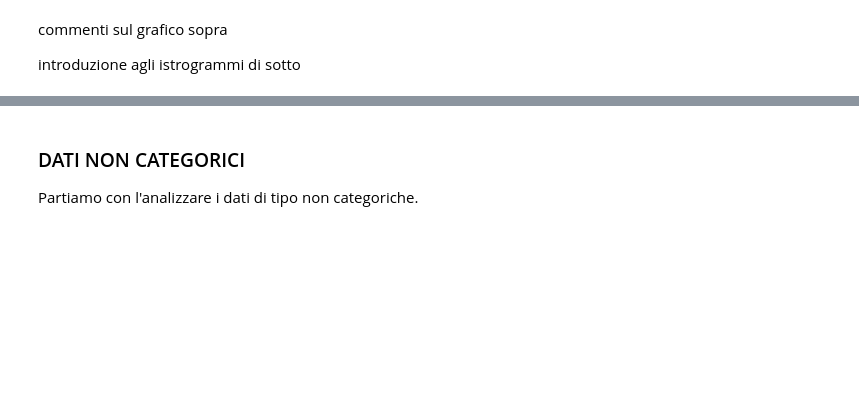
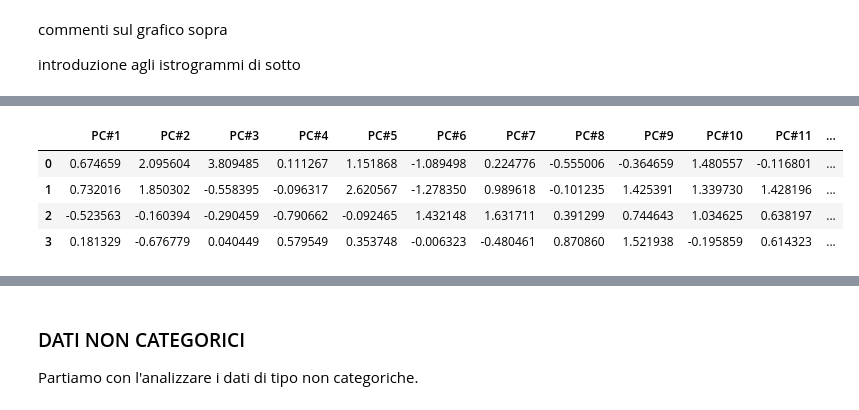
Before and after one commit to albertobenincasa/HeartDiseasesAnalisys, a Jupyter notebook: DataSpacesProject.ipynb, the cells around one changed output, grey strips where cells are left out. Drawn from its saved outputs; the diff is of its cells as text; code cells hidden in the pictures; blank space fills up the shorter version.

```diff
--- a/DataSpacesProject.ipynb
+++ b/DataSpacesProject.ipynb
@@ -242,6 +278,9 @@ Le informazioni che possiamo ricavare da un box plot sono:
 Chiaramente, ha poco senso visualizzare in questo tipo di grafici quegli attributi che sono binari o che presentano poche opzioni, per cui filtreremo questi dati prima di visualizzare i grafici.
 # %%
 def create_box(type, data, col, visible=False):
+    """
+    Creazione di una box
+    """
     if type == 'sick':
         c = PLOTLY_COLORS[0]
     else:
@@ -294,7 +333,6 @@ for i in range(number_of_features):
         label = box_features[i],
     )
     step['args'][1][i] = True # Toggle i'th trace to "visible"
-    #step['args'][1][i + number_of_features] = True # Toggle i'th trace to "visible"
     steps.append(step)
 
 sliders = [dict(
@@ -510,7 +562,7 @@ fig = ff.create_dendrogram(inverse_correlation,
                            linkagefun=lambda x: hc.linkage(x, 'average'))
 
 fig['layout'].update(dict(
-    title="Dendrogram of correlation among features",
+    title="Dendogramma di correlazione tra gli attributi",
     width=800,
     height=600,
     xaxis=dict(
@@ -525,0 +590,12 @@ iplot(fig, filename='dendrogram_corr_clustering')
+# %%
+def dataframe_to_array(data):
+    X_data = data.drop(['target'], axis=1)
+    y_data = data['target']
+    return X_data, y_data
+
+def scale_data(X_data):
+    scaler = StandardScaler(with_mean=True, with_std=True, copy=True)
+    return scaler.fit_transform(X_data)
+
+X_data, y_data = dataframe_to_array(dataset)
+X_scaled_data = scale_data(X_data)
@@ -525,0 +690,6 @@ iplot(fig, filename='dendrogram_corr_clustering')
+# %%
+plot, X_df_ohc_reduced = compress_data(X_dataset=X_scaled_data,
+              n_components=13,
+              plot_comp=True,
+              graph_title="Varianza individuale e cumulativa")
+plot
@@ -525,0 +698,8 @@ iplot(fig, filename='dendrogram_corr_clustering')
+# %%
+X_df_ohc_reduced.head(4)
+# %% [output]
+|  | PC#1 | PC#2 | PC#3 | PC#4 | PC#5 | PC#6 | PC#7 | PC#8 | PC#9 | PC#10 | PC#11 | ... |
+| 0 | 0.674659 | 2.095604 | 3.809485 | 0.111267 | 1.151868 | -1.089498 | 0.224776 | -0.555006 | -0.364659 | 1.480557 | -0.116801 | ... |
+| 1 | 0.732016 | 1.850302 | -0.558395 | -0.096317 | 2.620567 | -1.278350 | 0.989618 | -0.101235 | 1.425391 | 1.339730 | 1.428196 | ... |
+| 2 | -0.523563 | -0.160394 | -0.290459 | -0.790662 | -0.092465 | 1.432148 | 1.631711 | 0.391299 | 0.744643 | 1.034625 | 0.638197 | ... |
+| 3 | 0.181329 | -0.676779 | 0.040449 | 0.579549 | 0.353748 | -0.006323 | -0.480461 | 0.870860 | 1.521938 | -0.195859 | 0.614323 | ... |
```
Also changed, not shown: parts of 29 cells of this notebook.
